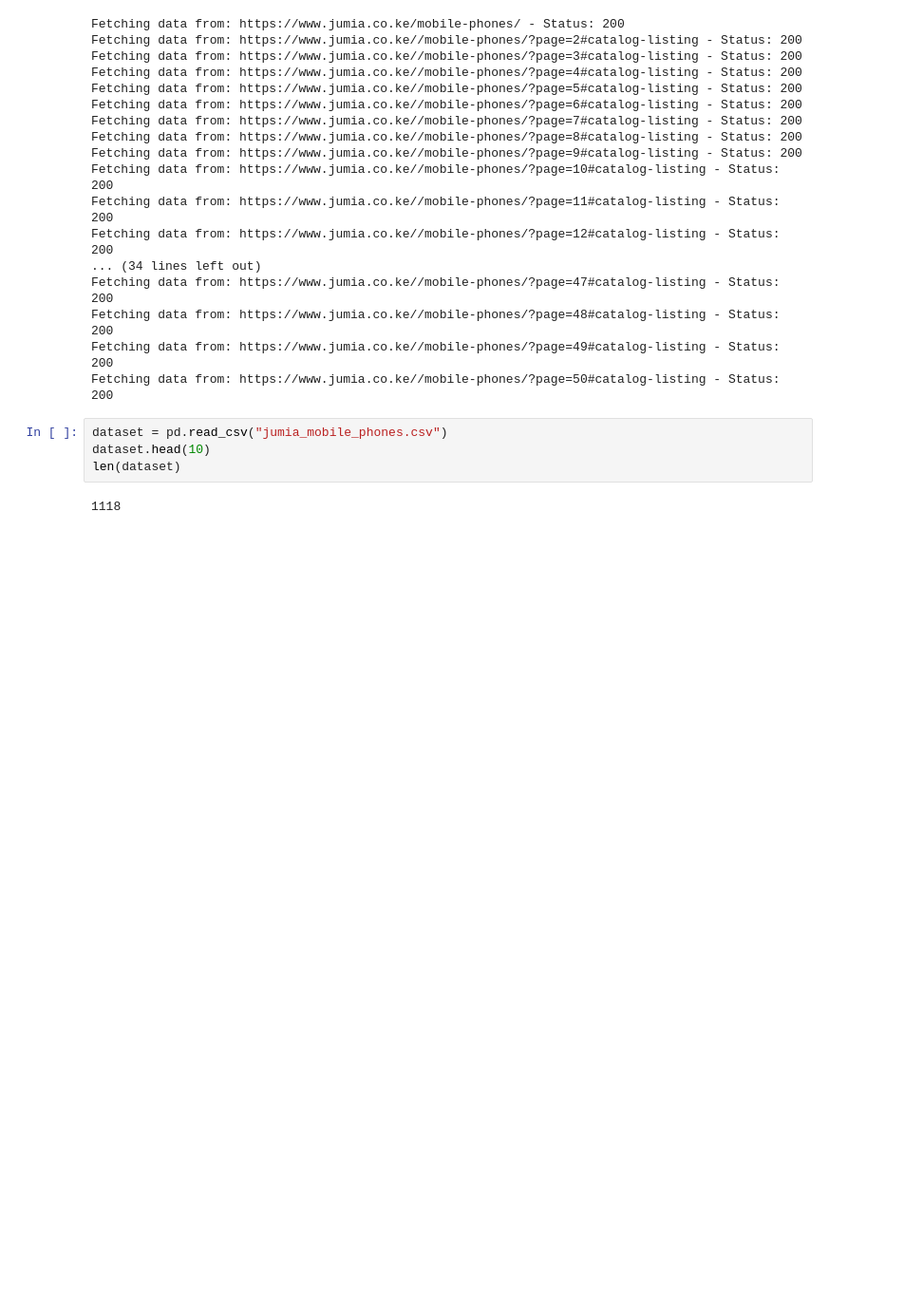
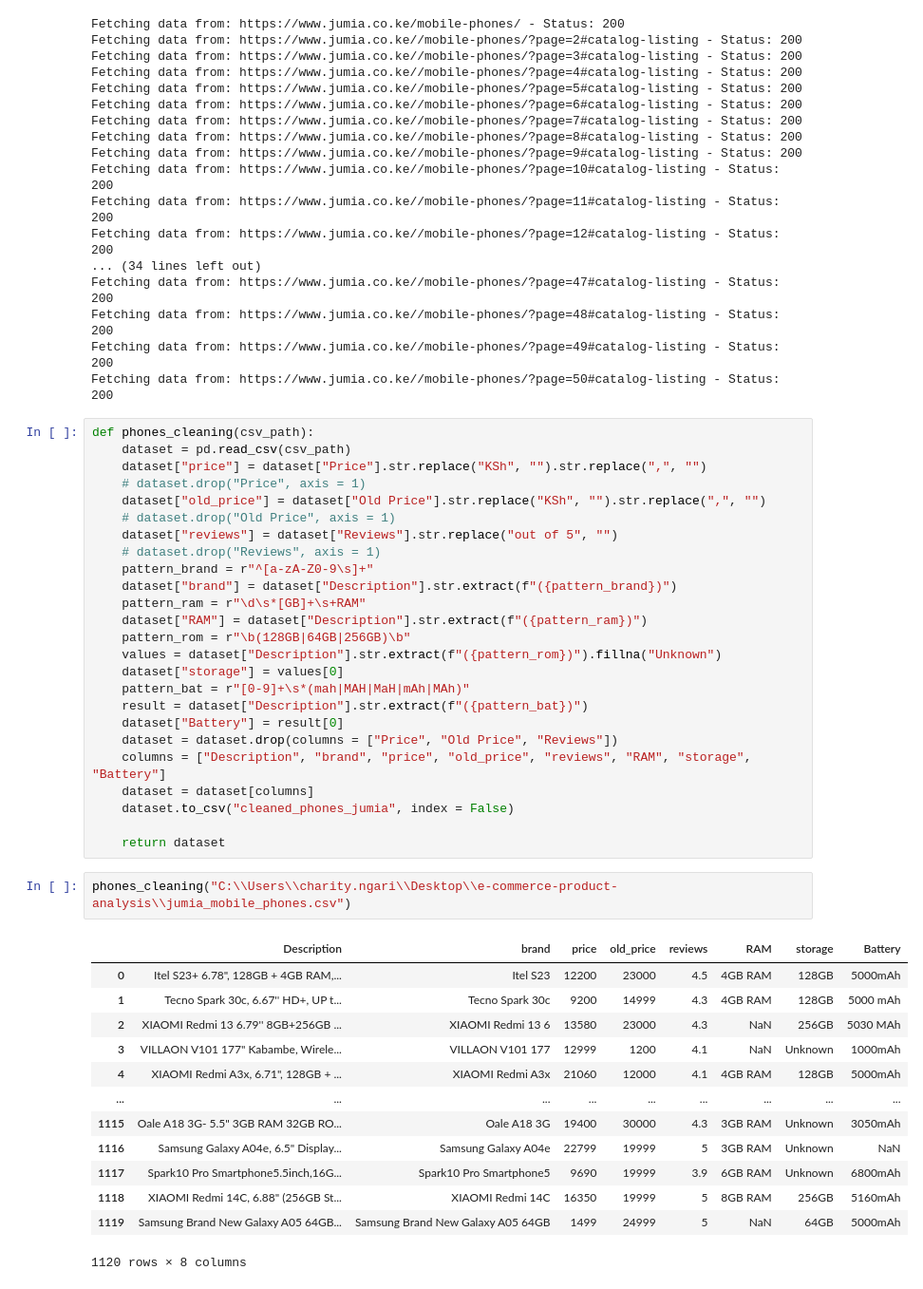
Before and after one commit to HannahMwende/E-commerce-products-analysis, a Jupyter notebook: jumia_phones.ipynb, the cells around one changed output. Shown at 95% size. Drawn from its saved outputs; the diff is of its cells as text; blank space fills up the shorter version.

Commit message:
cleaned data

```diff
--- a/jumia_phones.ipynb
+++ b/jumia_phones.ipynb
@@ -110,9 +111,44 @@ Fetching data from: https://www.jumia.co.ke//mobile-phones/?page=47#catalog-list
 Fetching data from: https://www.jumia.co.ke//mobile-phones/?page=48#catalog-listing - Status: 200
 Fetching data from: https://www.jumia.co.ke//mobile-phones/?page=49#catalog-listing - Status: 200
 Fetching data from: https://www.jumia.co.ke//mobile-phones/?page=50#catalog-listing - Status: 200
-# %%
-dataset = pd.read_csv("jumia_mobile_phones.csv")
-dataset.head(10)
-len(dataset)
-# %% [output]
-1118
+# %%
+def phones_cleaning(csv_path):
+    dataset = pd.read_csv(csv_path)
+    dataset["price"] = dataset["Price"].str.replace("KSh", "").str.replace(",", "")
+    # dataset.drop("Price", axis = 1)
+    dataset["old_price"] = dataset["Old Price"].str.replace("KSh", "").str.replace(",", "")
+    # dataset.drop("Old Price", axis = 1)
+    dataset["reviews"] = dataset["Reviews"].str.replace("out of 5", "")
+    # dataset.drop("Reviews", axis = 1)
+    pattern_brand = r"^[a-zA-Z0-9\s]+"
+    dataset["brand"] = dataset["Description"].str.extract(f"({pattern_brand})")
+    pattern_ram = r"\d\s*[GB]+\s+RAM"
+    dataset["RAM"] = dataset["Description"].str.extract(f"({pattern_ram})")
+    pattern_rom = r"\b(128GB|64GB|256GB)\b"
+    values = dataset["Description"].str.extract(f"({pattern_rom})").fillna("Unknown")
+    dataset["storage"] = values[0]
+    pattern_bat = r"[0-9]+\s*(mah|MAH|MaH|mAh|MAh)"
+    result = dataset["Description"].str.extract(f"({pattern_bat})")
+    dataset["Battery"] = result[0]
+    dataset = dataset.drop(columns = ["Price", "Old Price", "Reviews"])
+    columns = ["Description", "brand", "price", "old_price", "reviews", "RAM", "storage", "Battery"]
+    dataset = dataset[columns]
+    dataset.to_csv("cleaned_phones_jumia", index = False)
+
+    return dataset
+# %%
+phones_cleaning("C:\\Users\\charity.ngari\\Desktop\\e-commerce-product-analysis\\jumia_mobile_phones.csv")
+# %% [output]
+|  | Description | brand | price | old_price | reviews | RAM | storage | Battery |
+| 0 | Itel S23+ 6.78", 128GB + 4GB RAM,... | Itel S23 | 12200 | 23000 | 4.5 | 4GB RAM | 128GB | 5000mAh |
+| 1 | Tecno Spark 30c, 6.67'' HD+, UP t... | Tecno Spark 30c | 9200 | 14999 | 4.3 | 4GB RAM | 128GB | 5000 mAh |
+| 2 | XIAOMI Redmi 13 6.79'' 8GB+256GB ... | XIAOMI Redmi 13 6 | 13580 | 23000 | 4.3 | NaN | 256GB | 5030 MAh |
+| 3 | VILLAON V101 177" Kabambe, Wirele... | VILLAON V101 177 | 12999 | 1200 | 4.1 | NaN | Unknown | 1000mAh |
+| 4 | XIAOMI Redmi A3x, 6.71", 128GB + ... | XIAOMI Redmi A3x | 21060 | 12000 | 4.1 | 4GB RAM | 128GB | 5000mAh |
+| ... | ... | ... | ... | ... | ... | ... | ... | ... |
+| 1115 | Oale A18 3G- 5.5" 3GB RAM 32GB RO... | Oale A18 3G | 19400 | 30000 | 4.3 | 3GB RAM | Unknown | 3050mAh |
+| 1116 | Samsung Galaxy A04e, 6.5" Display... | Samsung Galaxy A04e | 22799 | 19999 | 5 | 3GB RAM | Unknown | NaN |
+| 1117 | Spark10 Pro Smartphone5.5inch,16G... | Spark10 Pro Smartphone5 | 9690 | 19999 | 3.9 | 6GB RAM | Unknown | 6800mAh |
+| 1118 | XIAOMI Redmi 14C, 6.88" (256GB St... | XIAOMI Redmi 14C | 16350 | 19999 | 5 | 8GB RAM | 256GB | 5160mAh |
+| 1119 | Samsung Brand New Galaxy A05 64GB... | Samsung Brand New Galaxy A05 64GB | 1499 | 24999 | 5 | NaN | 64GB | 5000mAh |
+1120 rows × 8 columns
```
Also changed, not shown: parts of 1 cell of this notebook, 12 other files.
